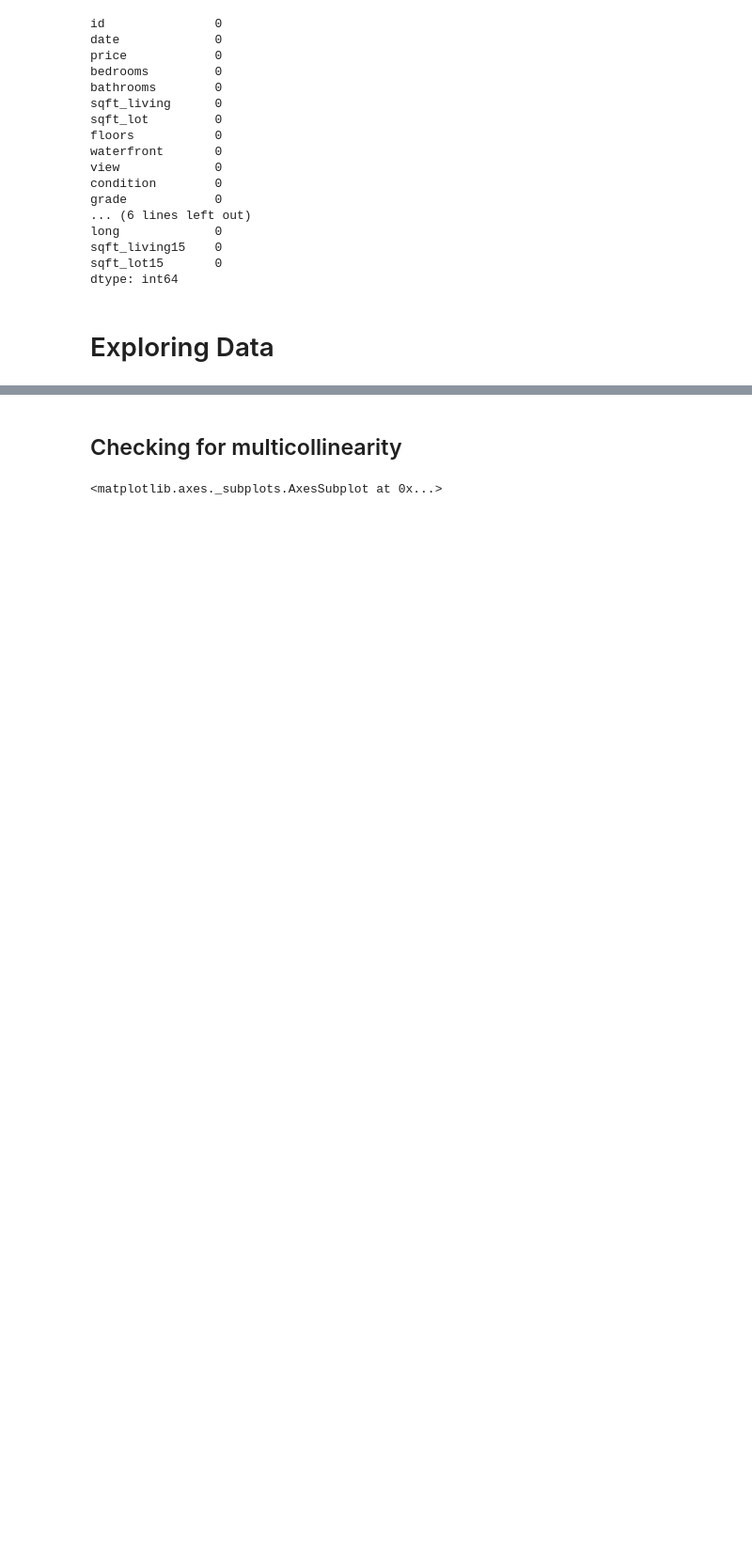
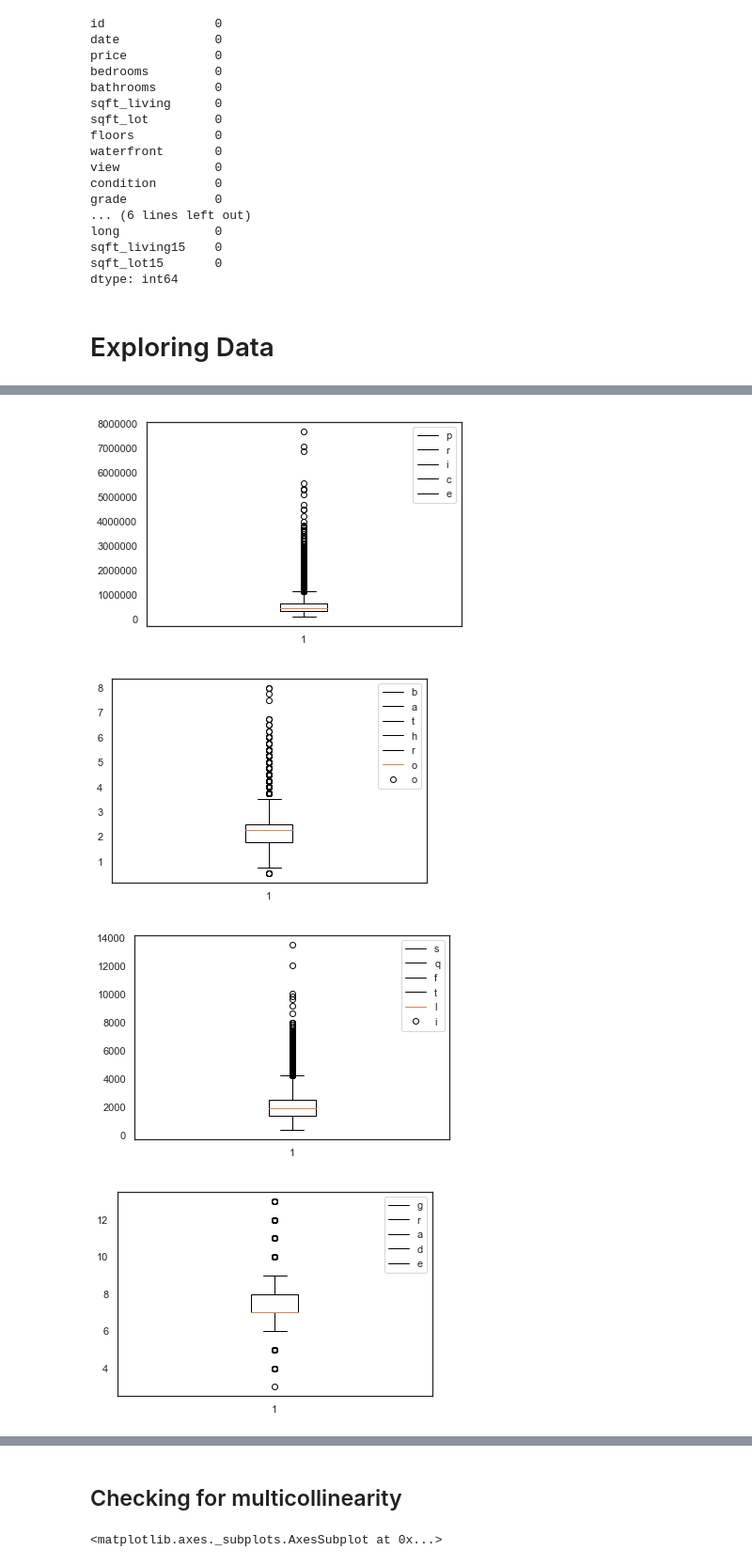
Before and after one commit to gabertooth/dsc-1-final-project-online-ds-pt-021119, a Jupyter notebook: student.ipynb, the cells around one changed output, grey strips where cells are left out. Shown at 94% size. Saved outputs shown, nothing was run; the diff lists cells and outputs as text; code cells hidden in the pictures; blank space fills up the shorter version.

```diff
--- a/student.ipynb
+++ b/student.ipynb
@@ -214,0 +213,10 @@ sns.distplot(df['price'])
+# %%
+for col in ['price','bathrooms','sqft_living','grade','sqft_above','sqft_living15']:
+    plt.boxplot(df[col])
+    plt.legend(col)
+    plt.show()
+# %% [output]
+[figure, added]
+[figure, added]
+[figure, added]
+[figure, added]
```
Also changed, not shown: parts of 19 cells of this notebook.
